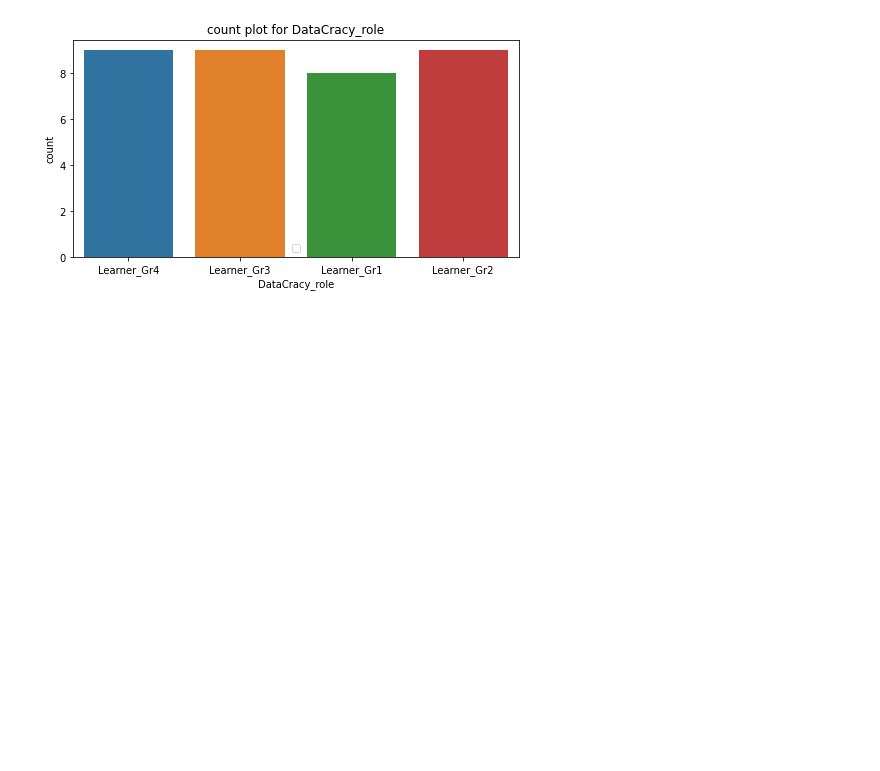
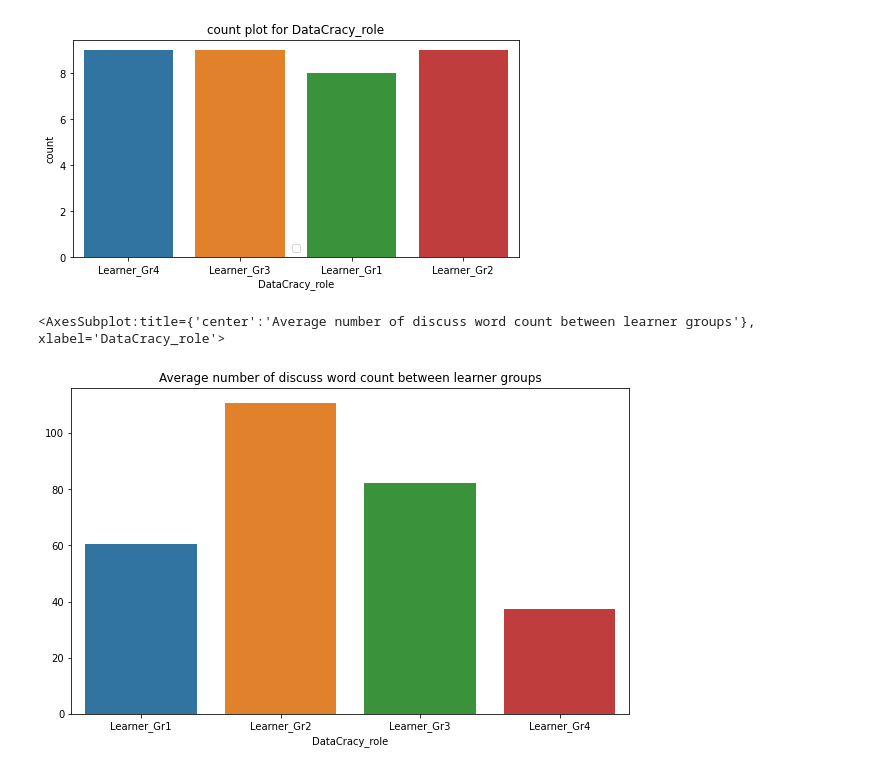
Before and after one commit to ngttnguyen/atom-assignments, a Jupyter notebook: assignment_6/NguyenThaoNguyen_assignment_6.ipynb, the cells around one changed output. Drawn from its saved outputs; the diff is of its cells as text; code cells hidden in the pictures; blank space fills up the shorter version.

```diff
--- a/assignment_6/NguyenThaoNguyen_assignment_6.ipynb
+++ b/assignment_6/NguyenThaoNguyen_assignment_6.ipynb
@@ -498,3 +515,18 @@ plt.legend()
 2021-06-09 20:56:05.395 WARNING matplotlib.legend: No handles with labels found to put in legend.
 <matplotlib.legend.Legend at 0x...>
 [figure]
+# %%
+
+word_counts = report_df.groupby('DataCracy_role')['word_count'].mean()
+plt.figure(figsize=(10,6))
+
+# Add title
+plt.title("Average number of discuss word count between learner groups")
+
+# Bar chart showing average arrival delay for Spirit Airlines flights by month
+sns.barplot(x=word_counts.index, y=word_counts.values )
+
+# Add label for vertical axis
+# %% [output]
+<AxesSubplot:title={'center':'Average number of discuss word count between learner groups'}, xlabel='DataCracy_role'>
+[figure, added]
```
Also changed, not shown: parts of 6 cells of this notebook, 2 other files.
